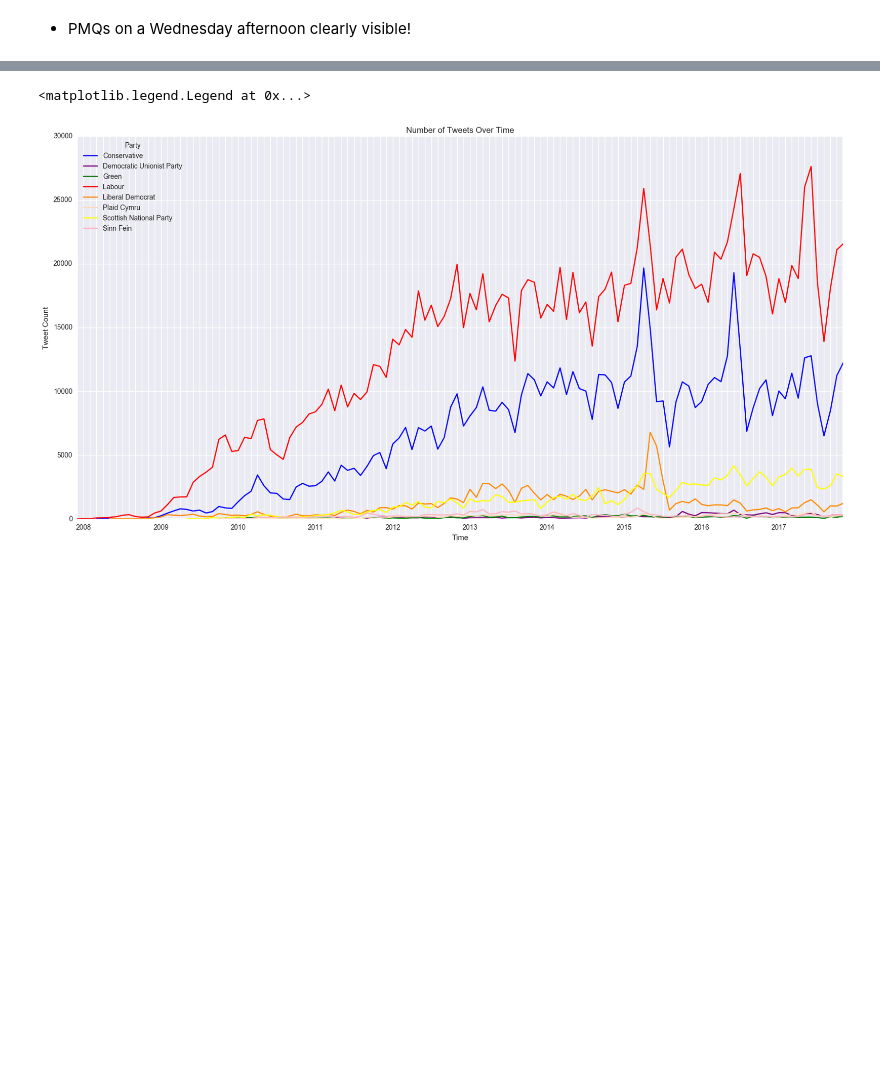
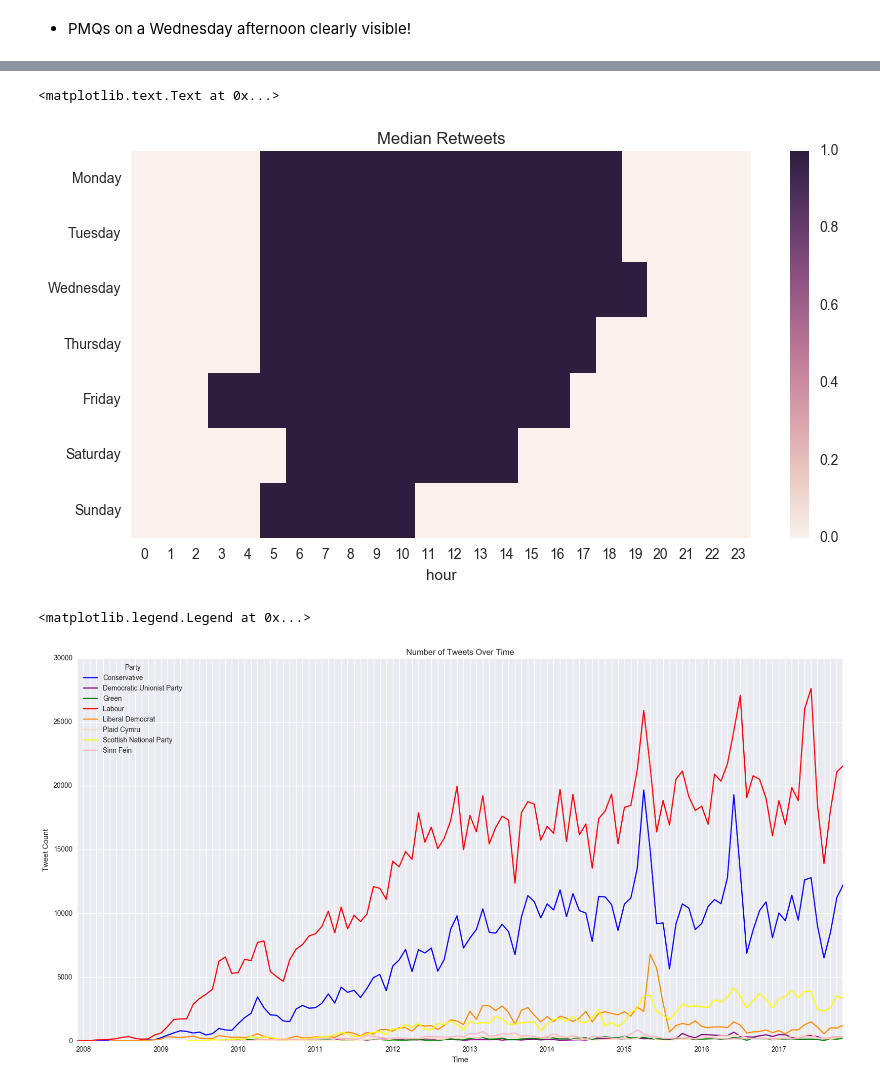
Before and after one commit to josephhalstead/Westminster-Tweet-Analysis, a Jupyter notebook: exploratory_data_analysis.ipynb, the cells around one changed output, grey strips where cells are left out. Drawn from its saved outputs; the diff is of its cells as text; code cells hidden in the pictures; blank space fills up the shorter version.

```diff
--- a/exploratory_data_analysis.ipynb
+++ b/exploratory_data_analysis.ipynb
@@ -263,3 +319,29 @@ plt.title('Heatmap of MP Tweet Time')
+# %%
+# Redo above plot with median instead
+# Create heatmap of median number of retweets for hour/day combination
+# Median works ok, but the extreme distrution of retweets means that the median is very low.
+
+
+times = df.pivot_table(index='day', columns='hour', values='retweets', aggfunc='median')
+
+index = ['Monday',
+        'Tuesday',
+        'Wednesday',
+        'Thursday',
+        'Friday',
+        'Saturday',
+        'Sunday']
+
+times.index =index
+
+fig, ax = plt.subplots(figsize=(10,5))
+
+sns.heatmap(data=times)
+
+plt.title('Median Retweets')
+# %% [output]
+<matplotlib.text.Text at 0x...>
+[figure, added]
 # %%
 # Now lets have a look at how tweet volume has changed over time.
 # Note that this dataset only has people who were mps elected in 2017 \
```
Also changed, not shown: parts of 8 cells of this notebook.
